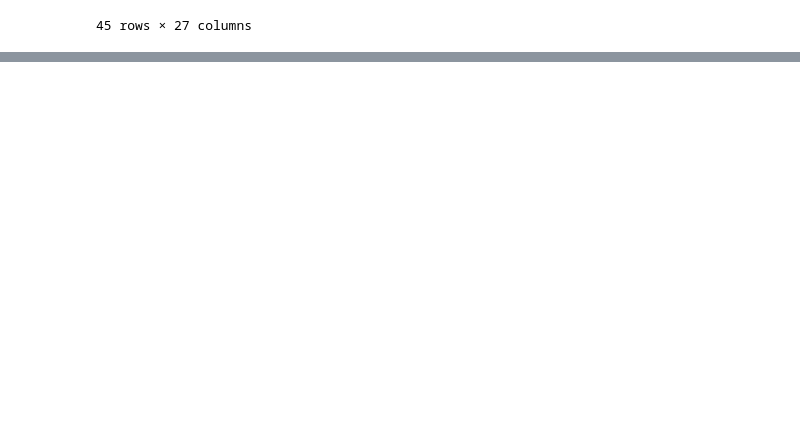
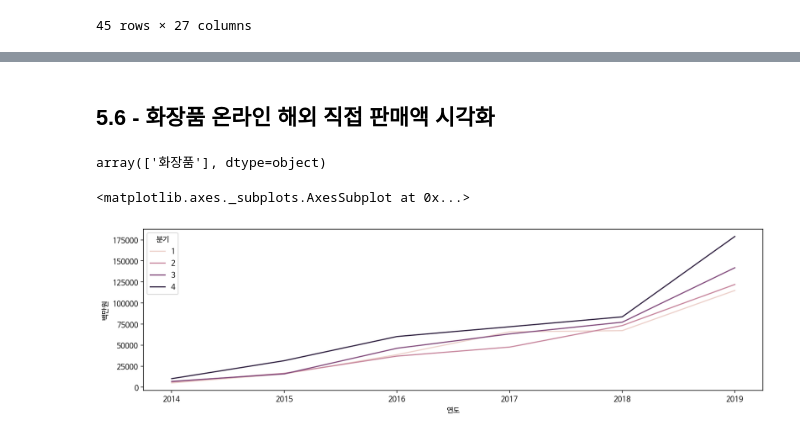
Before and after one commit to cown0211/boostcourse, a Jupyter notebook: DataScienceWithPython/5_K_beauty_온라인_판매분석.ipynb, the cells around one changed output, grey strips where cells are left out. Cells and saved outputs as stored; diff of their text form; code cells hidden in the pictures; blank space fills up the shorter version.

```diff
--- a/DataScienceWithPython/5_K_beauty_온라인_판매분석.ipynb
+++ b/DataScienceWithPython/5_K_beauty_온라인_판매분석.ipynb
@@ -107,0 +395,19 @@ df_raw[df_raw["국가(대륙)별"] == "미국"]
+# %% [markdown]
+## 5.6 - 화장품 온라인 해외 직접 판매액 시각화
+# %%
+# df_cosmetic 변수에 화장품 데이터 할당
+
+df_cosmetic = df_total[df_total["상품군별"] == "화장품"].copy()
+df_cosmetic["상품군별"].unique() # 상품군별 == 화장품인 것들만 추출
+# %% [output]
+array(['화장품'], dtype=object)
+# %%
+# 연도와 판매액을 lineplot으로 그리고 분기별로 다른 색상으로 표현해보기
+
+plt.figure(figsize = (15,4))
+sns.lineplot(data = df_cosmetic, x = "연도", y = "백만원", hue = "분기", ci = None)
+
+# 1분기보다 4분기 판매량이 높은데 꾸준히 증가하고 있기 때문으로 추정
+# %% [output]
+<matplotlib.axes._subplots.AxesSubplot at 0x...>
+[figure, added]
```
Also changed, not shown: parts of 35 cells of this notebook.
